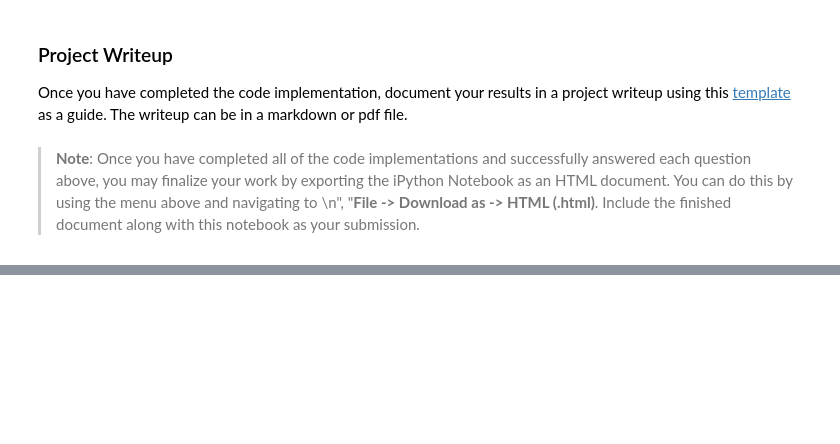
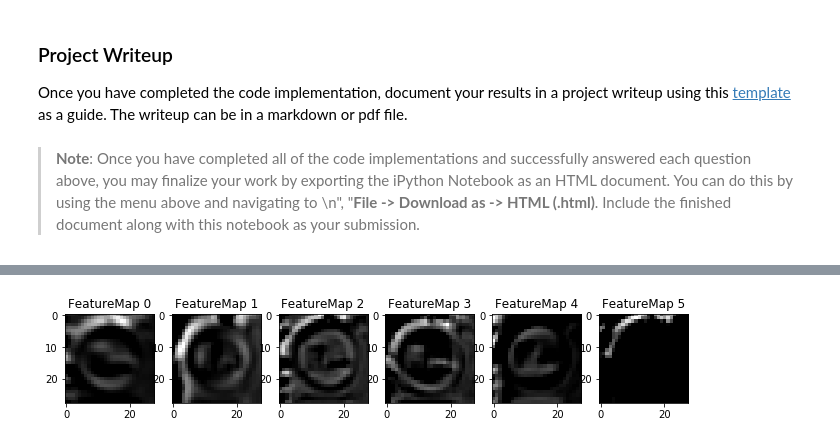
Before and after one commit to beylul/CarND-Traffic-Sign-Classifier-Project, a Jupyter notebook: Traffic_Sign_Classifier.ipynb, the cells around one changed output, grey strips where cells are left out. Cells and saved outputs as stored; diff of their text form; code cells hidden in the pictures; blank space fills up the shorter version.

```diff
--- a/Traffic_Sign_Classifier.ipynb
+++ b/Traffic_Sign_Classifier.ipynb
@@ -550,11 +625,14 @@ def outputFeatureMap(image_input, tf_activation, activation_min=-1, activation_m
 # %%
 #print(tf.get_default_graph().as_graph_def())
 conv1_relu = tf.get_default_graph().get_tensor_by_name("conv1/relu:0")
-image_input = imgs[11].reshape(-1,32,32,1)
+#image_input = imgs[11].reshape(-1,32,32,1)
+image_input = X_train[100].reshape(-1,32,32,1)
 
 with tf.Session() as sess:
     saver.restore(sess, tf.train.latest_checkpoint(os.path.join(CHECKPOINT_OUTPUT)))
     outputFeatureMap(image_input, conv1_relu)
+# %% [output]
+[figure, added]
 # %%
 conv2_relu = tf.get_default_graph().get_tensor_by_name("conv2/relu:0")
 with tf.Session() as sess:
```
Also changed, not shown: parts of 16 cells of this notebook.
